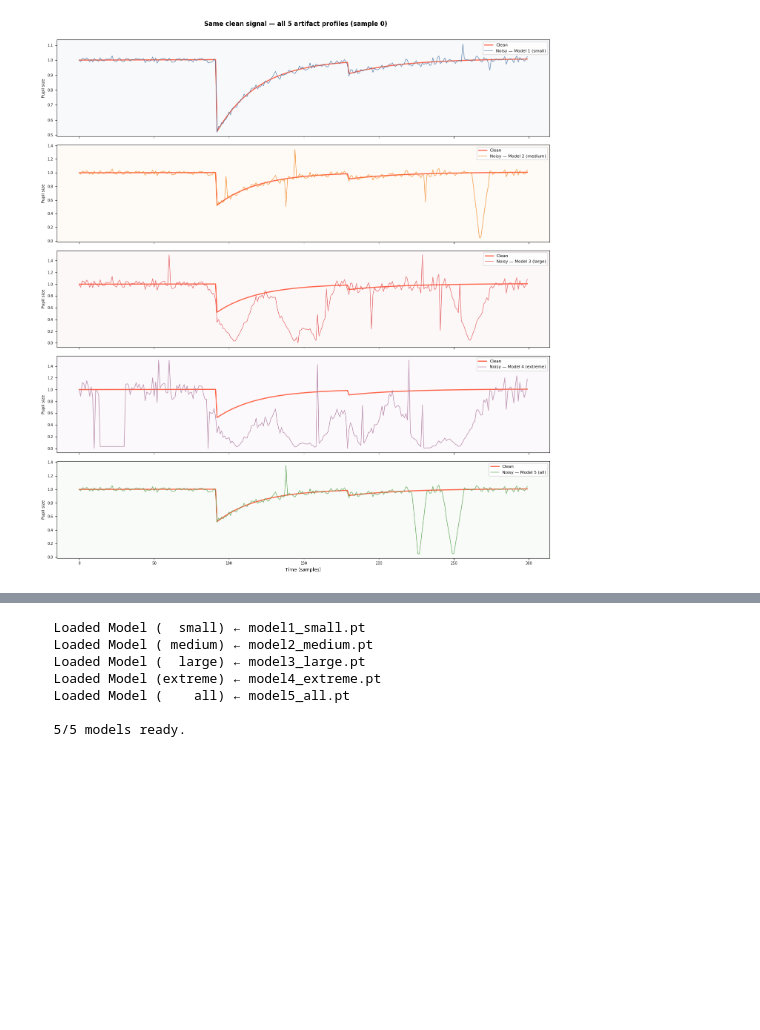
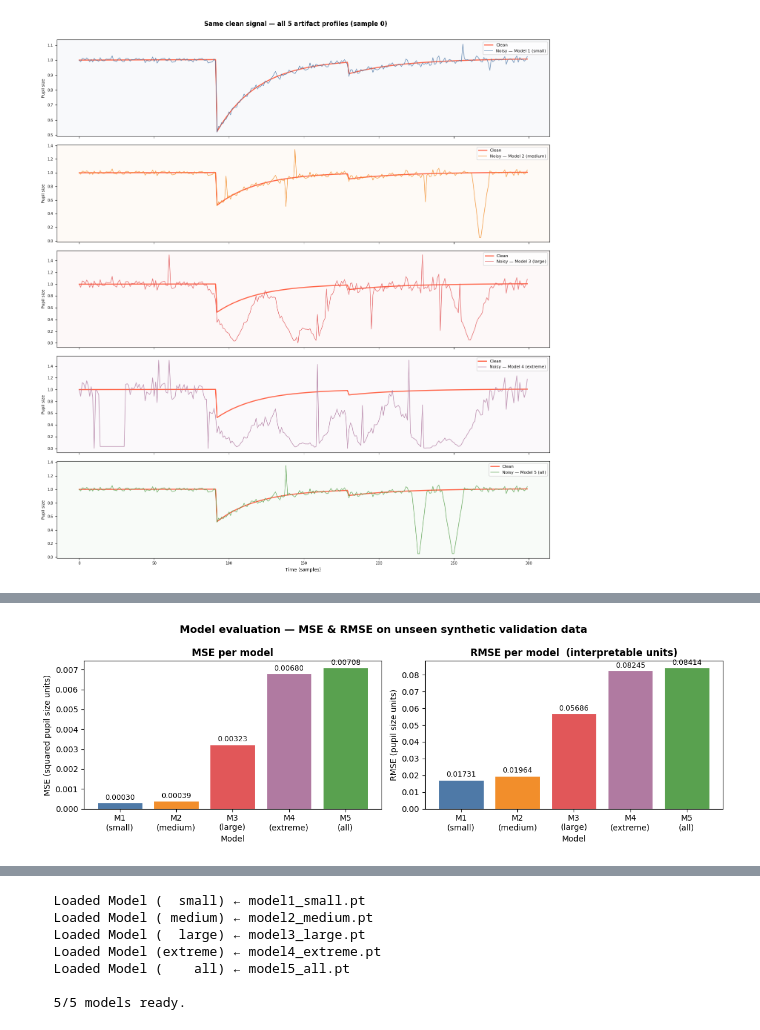
Before and after one commit to pierrickschafer/ML_pupil, a Jupyter notebook: test_notebook.ipynb, the cells around one changed output, grey strips where cells are left out. Drawn from its saved outputs; the diff is of its cells as text; code cells hidden in the pictures; blank space fills up the shorter version.

```diff
--- a/test_notebook.ipynb
+++ b/test_notebook.ipynb
@@ -982,3 +982,96 @@ else:
   Generating overlay comparison for sample 0 …
   Saved viz_overlay_all5.png
 [figure]
+# %%
+# ┌──────────────────────────────────────────────────────────────────────────────┐
+# │ CELL — MSE evaluation for each of the 5 pretrained models                   │
+# │ Generates a fresh synthetic validation set for each artifact size and        │
+# │ computes MSE + RMSE between model output and clean ground truth.             │
+# │ Requires: models dict already loaded via load_all_five_models()              │
+# └──────────────────────────────────────────────────────────────────────────────┘
+
+import numpy as np
+import torch
+import matplotlib.pyplot as plt
+
+# ── Config ────────────────────────────────────────────────────────────────────
+N_EVAL        = 200    # number of synthetic signals to evaluate on
+SIGNAL_LENGTH = 300
+EVAL_SEED     = 99     # different seed from training so these are unseen signals
+
+# ── Evaluate each model on its own artifact profile ───────────────────────────
+# Each model is evaluated on the artifact size it was trained on, which gives
+# the fairest measure of what it has learned to correct.
+
+print("=" * 60)
+print("  MSE / RMSE per model — synthetic validation set")
+print(f"  (N={N_EVAL} unseen signals per model, seed={EVAL_SEED})")
+print("=" * 60)
+
+mse_scores  = {}   # MSE  per model
+rmse_scores = {}   # RMSE per model (same units as pupil size)
+
+for size, model in models.items():
+    # Generate a fresh validation set for this artifact profile
+    noisy_val, clean_val = generate_dataset(
+        artifact_size = size,
+        n_samples     = N_EVAL,
+        signal_length = SIGNAL_LENGTH,
+        seed          = EVAL_SEED,
+        save_path     = None,   # don't save — evaluation only
+    )
+
+    # Run the model
+    with torch.no_grad():
+        x    = torch.from_numpy(noisy_val[:, None, :])   # (N, 1, 300)
+        pred = model(x).numpy()[:, 0, :]                  # (N, 300)
+
+    # Compute MSE and RMSE
+    mse  = float(np.mean((pred - clean_val) ** 2))
+    rmse = float(np.sqrt(mse))
+
+    mse_scores[size]  = mse
+    rmse_scores[size] = rmse
+
+    midx = _SIZE_TO_MODEL_INDEX[size]
+    print(f"  Model {midx} ({size:>7})  |  MSE = {mse:.6f}  |  RMSE = {rmse:.6f}")
+
+print("=" * 60)
+print(f"  {'Best MSE':>10} → Model {_SIZE_TO_MODEL_INDEX[min(mse_scores, key=mse_scores.get)]} ({min(mse_scores, key=mse_scores.get)})")
+print(f"  {'Worst MSE':>10} → Model {_SIZE_TO_MODEL_INDEX[max(mse_scores, key=mse_scores.get)]} ({max(mse_scores, key=mse_scores.get)})")
+print("=" * 60)
+
+# ── Plot ──────────────────────────────────────────────────────────────────────
+PALETTE = {"small": "#4e79a7", "medium": "#f28e2b", "large": "#e15759",
+           "extreme": "#b07aa1", "all": "#59a14f"}
+
+labels = [f"M{_SIZE_TO_MODEL_INDEX[s]}\n({s})" for s in mse_scores]
+colors = [PALETTE[s] for s in mse_scores]
+
+fig, axes = plt.subplots(1, 2, figsize=(12, 4))
+
+# MSE bar chart
+axes[0].bar(labels, list(mse_scores.values()), color=colors, edgecolor="white", linewidth=0.8)
+axes[0].set_title("MSE per model", fontsize=12, fontweight="bold")
+axes[0].set_ylabel("MSE (squared pupil size units)")
+axes[0].set_xlabel("Model")
+for i, (size, val) in enumerate(mse_scores.items()):
+    axes[0].text(i, val + max(mse_scores.values()) * 0.01, f"{val:.5f}",
+                 ha="center", va="bottom", fontsize=9)
+
+# RMSE bar chart
+axes[1].bar(labels, list(rmse_scores.values()), color=colors, edgecolor="white", linewidth=0.8)
+axes[1].set_title("RMSE per model  (interpretable units)", fontsize=12, fontweight="bold")
+axes[1].set_ylabel("RMSE (pupil size units)")
+axes[1].set_xlabel("Model")
+for i, (size, val) in enumerate(rmse_scores.items()):
+    axes[1].text(i, val + max(rmse_scores.values()) * 0.01, f"{val:.5f}",
+                 ha="center", va="bottom", fontsize=9)
+
+plt.suptitle("Model evaluation — MSE & RMSE on unseen synthetic validation data",
+             fontsize=13, fontweight="bold")
+plt.tight_layout()
+plt.savefig("mse_per_model.png", dpi=150, bbox_inches="tight")
+plt.show()
+print("  Saved mse_per_model.png")
+# %% [output]
@@ -984,0 +1091 @@ else:
+[figure, added]
```
Also changed, not shown: parts of 1 cell of this notebook.
